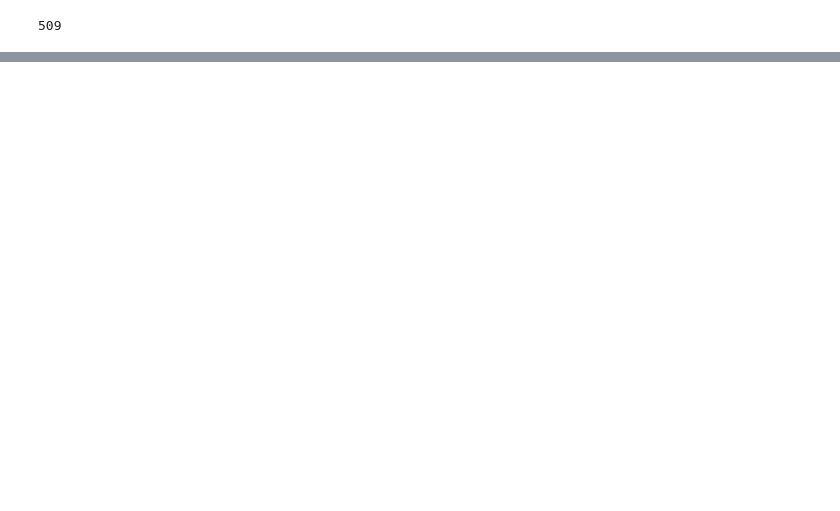
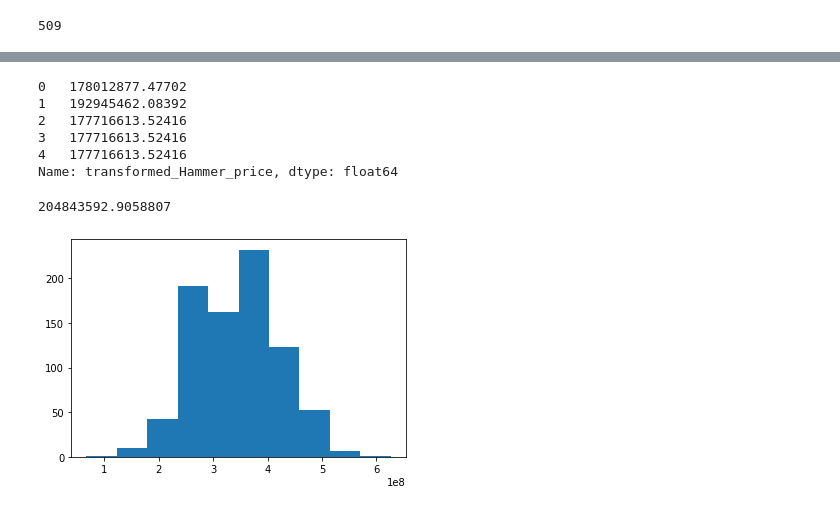
Before and after one commit to whdbfla6/ESC-21SPRING-FINAL, a Jupyter notebook: Modeling/pre_modeling.ipynb, the cells around one changed output, grey strips where cells are left out. Drawn from its saved outputs; the diff is of its cells as text; code cells hidden in the pictures; blank space fills up the shorter version.

```diff
--- a/Modeling/pre_modeling.ipynb
+++ b/Modeling/pre_modeling.ipynb
@@ -121,0 +221,24 @@ Name: 509, dtype: object
+# %%
+data123 = pd.read_csv('Auction_master_train.csv')
+# %%
+def outlier(data123):
+    q1, q3 = np.percentile(data123,[25,75])
+    iqr = q3-q1
+    lb = q1 - (iqr*1.5)
+    ub = q3 + (iqr*1.5)
+
+    return np.where((data123>ub)|(data123<lb))
+
+tmp = data123['addr_si'].unique()
+data123 = data123.reset_index()
+
+d = []
+for i in tmp:
+    ind = outlier(data123[data123['addr_si']==i]['Hammer_price'])
+    ind2 = list(data123[data123['addr_si']==i].iloc[ind[0],:]['index'])
+    if len(ind2) != 0 :
+        d = d+ind2
+
+data123 = data123.drop(index=d)
+# %%
+lambda_boxcox = boxcox(data123['Hammer_price'])[1]
@@ -121,0 +271,17 @@ Name: 509, dtype: object
+# %%
+y11 = inv_boxcox(y1, lambda_boxcox)
+# %%
+y11.head()
+# %% [output]
+0   178012877.47702
+1   192945462.08392
+2   177716613.52416
+3   177716613.52416
+4   177716613.52416
+Name: transformed_Hammer_price, dtype: float64
+# %%
+from sklearn.metrics import mean_squared_error
+import math
+math.sqrt(mean_squared_error(y11,prehammer))
+# %% [output]
+204843592.9058807
@@ -121,0 +291,5 @@ Name: 509, dtype: object
+# %%
+plt.hist(y11)
+plt.show()
+# %% [output]
+[figure, added]
```
Also changed, not shown: parts of 30 cells of this notebook, 1 other file.
